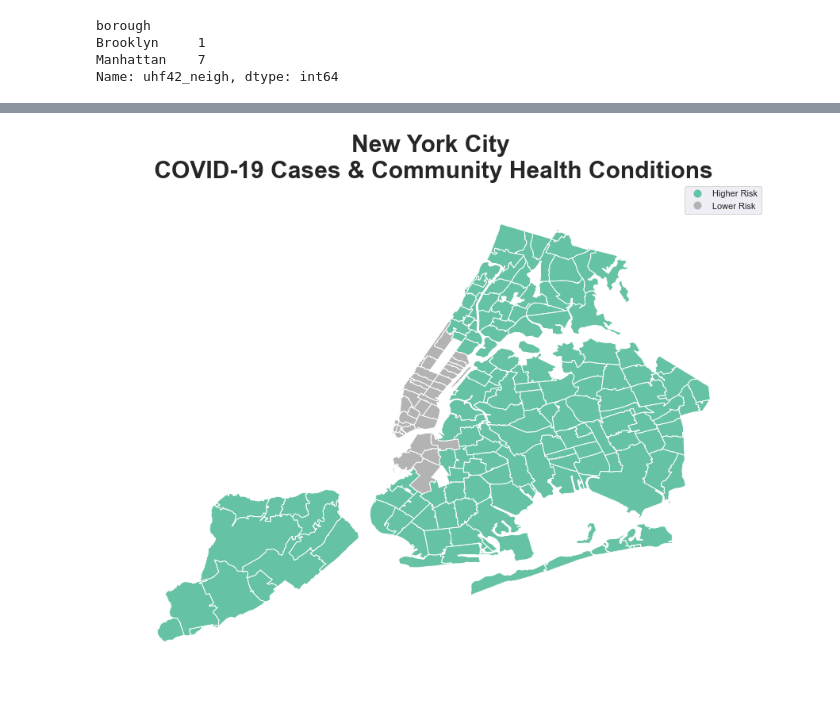
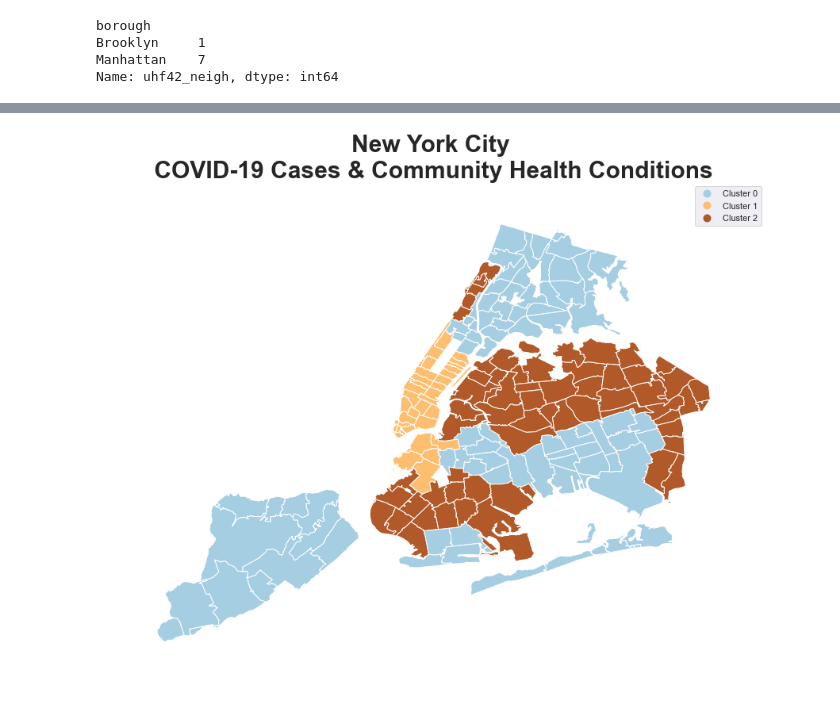
Before and after one commit to nqtri/mit_covid19_challenge, a Jupyter notebook: nyc_covid19_vs_health.ipynb, the cells around one changed output, grey strips where cells are left out. Drawn from its saved outputs; the diff is of its cells as text; code cells hidden in the pictures.

```diff
--- a/nyc_covid19_vs_health.ipynb
+++ b/nyc_covid19_vs_health.ipynb
@@ -611,4 +644,4 @@ plt.show();
 # %%
-kmeans = KMeans(n_clusters=2)
+kmeans = KMeans(n_clusters=3)
 kmeans.fit(scale(metrics))
 cluster_kmeans = kmeans.predict(scale(metrics))
@@ -768,18 +800,16 @@ nyc_map['coords'] = [coords[0] for coords in nyc_map['coords']]
 crs = {'init': 'epsg:4326'}
 gdf = gpd.GeoDataFrame(nyc_map, crs=crs, geometry=nyc_map['geometry'])
 # %%
-import mapclassify as mc
+scheme = mc.Quantiles(gdf['cluster'], k=4)
 
-scheme = mc.Quantiles(gdf['cluster'], k=2)
-
-geoplot.choropleth(gdf, hue='cluster',scheme = scheme, cmap='Set2',legend=True,legend_values = [0,1],
-                        legend_labels = ['Higher Risk', 'Lower Risk'],
+geoplot.choropleth(gdf, hue='cluster',scheme = scheme, cmap='Paired',legend=True,legend_values = [0,1,2],
+                        legend_labels = ['Cluster 0', 'Cluster 1', 'Cluster 2'],
                         figsize=(15, 15))
 
 plt.title("New York City \n COVID-19 Cases & Community Health Conditions ",fontdict = {'weight': 'bold', 'size': 30})
 
 plt.show()
 # %% [output]
-[figure, old version]
+[figure, new version]
 # %%
 case_per_neighborhood.to_csv('data/case_per_neighborhood.csv', index=False, encoding='utf-8')
```
Also changed, not shown: parts of 24 cells of this notebook.
